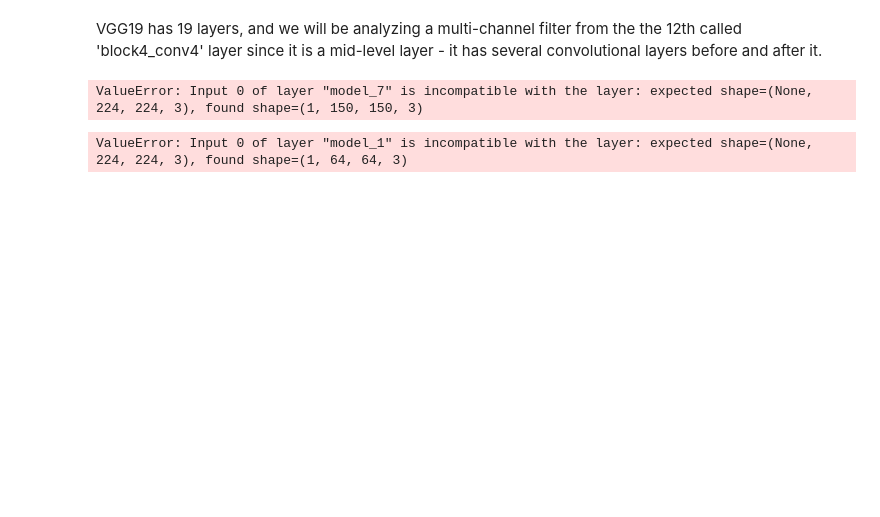
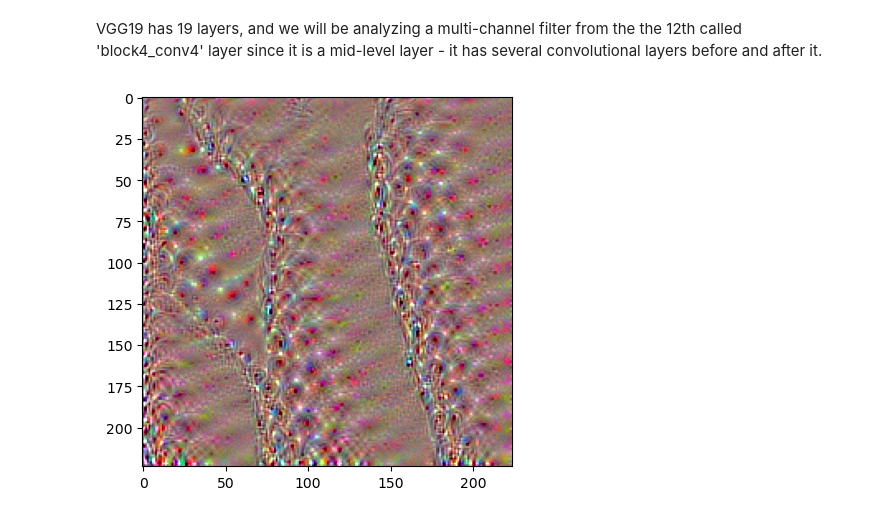
Before and after one commit to MarkBrub/CNN-Viz, a Jupyter notebook: CNN-viz.ipynb, the cells around one changed output. Saved outputs shown, nothing was run; the diff lists cells and outputs as text; code cells hidden in the pictures; blank space fills up the shorter version.

Commit message:
visualiize 1 filter, too slow locally, moving to M1

```diff
--- a/CNN-viz.ipynb
+++ b/CNN-viz.ipynb
@@ -114,7 +116,7 @@ def prepare_image_for_display(img, norm_type='max'):
     return new_img.astype('uint8')
 
 
-def generate_pattern(layer_name, filter_index, size=150):
+def generate_pattern(layer_name, filter_index, size=224):
     # Build a model that outputs the activation
     # of the nth filter of the layer considered.
     layer_output = model.get_layer(layer_name).output
@@ -145,34 +147,3 @@ def generate_pattern(layer_name, filter_index, size=150):
     # return the numpy matrix so we can visualize
     img = I.numpy()
     return prepare_image_for_display(img, norm_type='std')
-# %%
-plt.imshow(generate_pattern('block1_conv1', 8))
-plt.show()
-# %% [output]
-ValueError: Input 0 of layer "model_7" is incompatible with the layer: expected shape=(None, 224, 224, 3), found shape=(1, 150, 150, 3)
-# %%
-layer_name  = 'block4_conv4'
-size = 64
-margin = 5
-
-# This a empty (black) image where we will store our results.
-results = np.zeros((8 * size + 7 * margin, 8 * size + 7 * margin, 3)).astype('uint8')
-
-for i in range(8):  # iterate over the rows of our results grid
-    for j in range(8):  # iterate over the columns of our results grid
-        # Generate the pattern for filter `i + (j * 8)` in `layer_name`
-        filter_img = generate_pattern(layer_name, i + (j * 8), size=size)
-        # Put the result in the square `(i, j)` of the results grid
-        horizontal_start = i * size + i * margin
-        horizontal_end = horizontal_start + size
-        vertical_start = j * size + j * margin
-        vertical_end = vertical_start + size
-        results[horizontal_start: horizontal_end, vertical_start: vertical_end, :] = filter_img
-
-# Display the results grid
-plt.figure(figsize=(20, 20))
-plt.imshow(results)
-plt.title(layer_name)
-plt.show()
-# %% [output]
-ValueError: Input 0 of layer "model_1" is incompatible with the layer: expected shape=(None, 224, 224, 3), found shape=(1, 64, 64, 3)
@@ -178,0 +167,5 @@ ValueError: Input 0 of layer "model_1" is incompatible with the layer: expected
+# %%
+plt.imshow(generate_pattern('block4_conv4', 10))
+plt.show()
+# %% [output]
+[figure, added]
```
Also changed, not shown: parts of 3 cells of this notebook.
